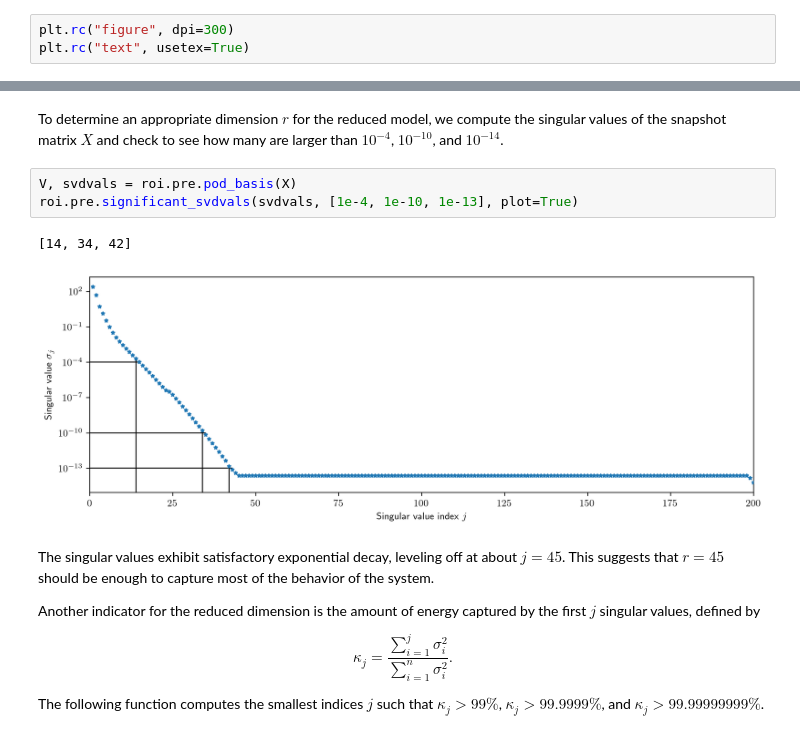
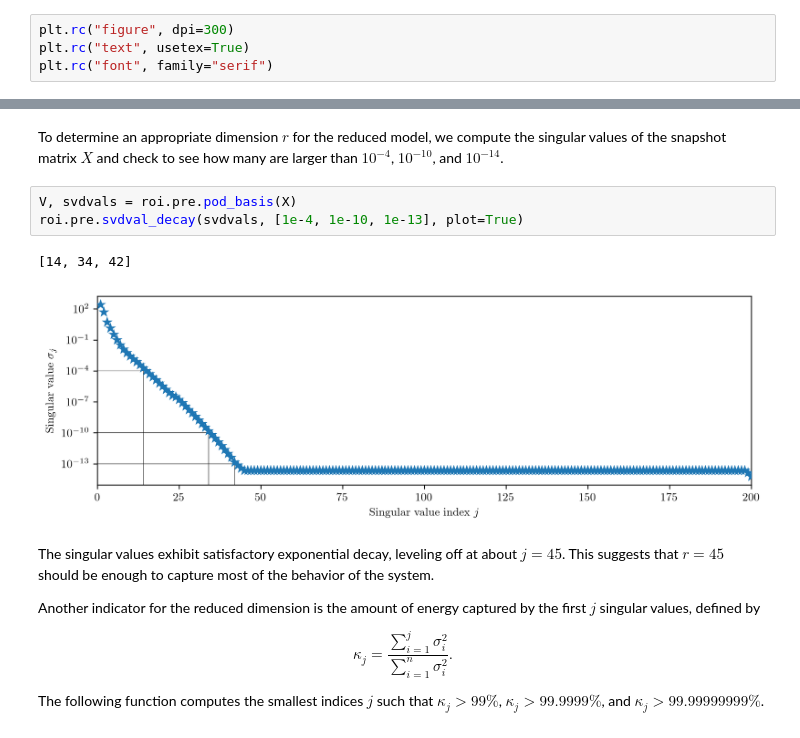
Before and after one commit to Willcox-Research-Group/rom-operator-inference-Python3, a Jupyter notebook: examples/data_driven_heat.ipynb, the cells around one changed output, grey strips where cells are left out. Cells and saved outputs as stored; diff of their text form.

```diff
--- a/examples/data_driven_heat.ipynb
+++ b/examples/data_driven_heat.ipynb
@@ -8,6 +8,7 @@ import rom_operator_inference as roi
 # %%
 plt.rc("figure", dpi=300)
 plt.rc("text", usetex=True)
+plt.rc("font", family="serif")
 # %% [markdown]
 # ROM Operator Inference Example: Data-Driven Heat Equation
 
@@ -51,10 +52,10 @@ Data aligned in the first dimension (dimension of state).
 To determine an appropriate dimension $r$ for the reduced model, we compute the singular values of the snapshot matrix $X$ and check to see how many are larger than $10^{-4}$, $10^{-10}$, and $10^{-14}$.
 # %%
 V, svdvals = roi.pre.pod_basis(X)
-roi.pre.significant_svdvals(svdvals, [1e-4, 1e-10, 1e-13], plot=True)
+roi.pre.svdval_decay(svdvals, [1e-4, 1e-10, 1e-13], plot=True)
 # %% [output]
 [14, 34, 42]
-[figure, old version]
+[figure, new version]
 # %% [markdown]
 The singular values exhibit satisfactory exponential decay, leveling off at about $j=45$.
 This suggests that $r = 45$ should be enough to capture most of the behavior of the system.
```
Also changed, not shown: parts of 5 cells of this notebook, 15 other files.
